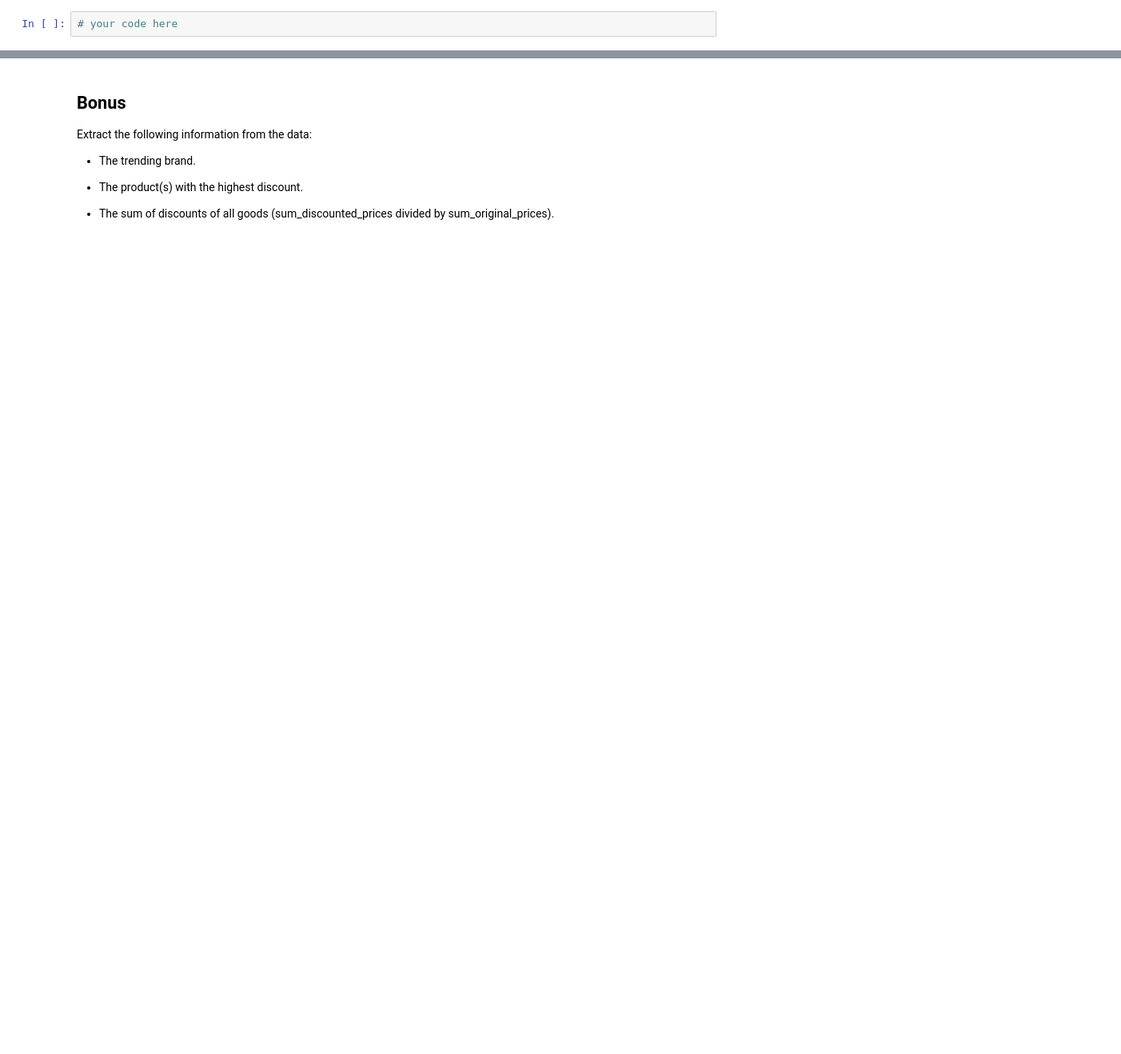
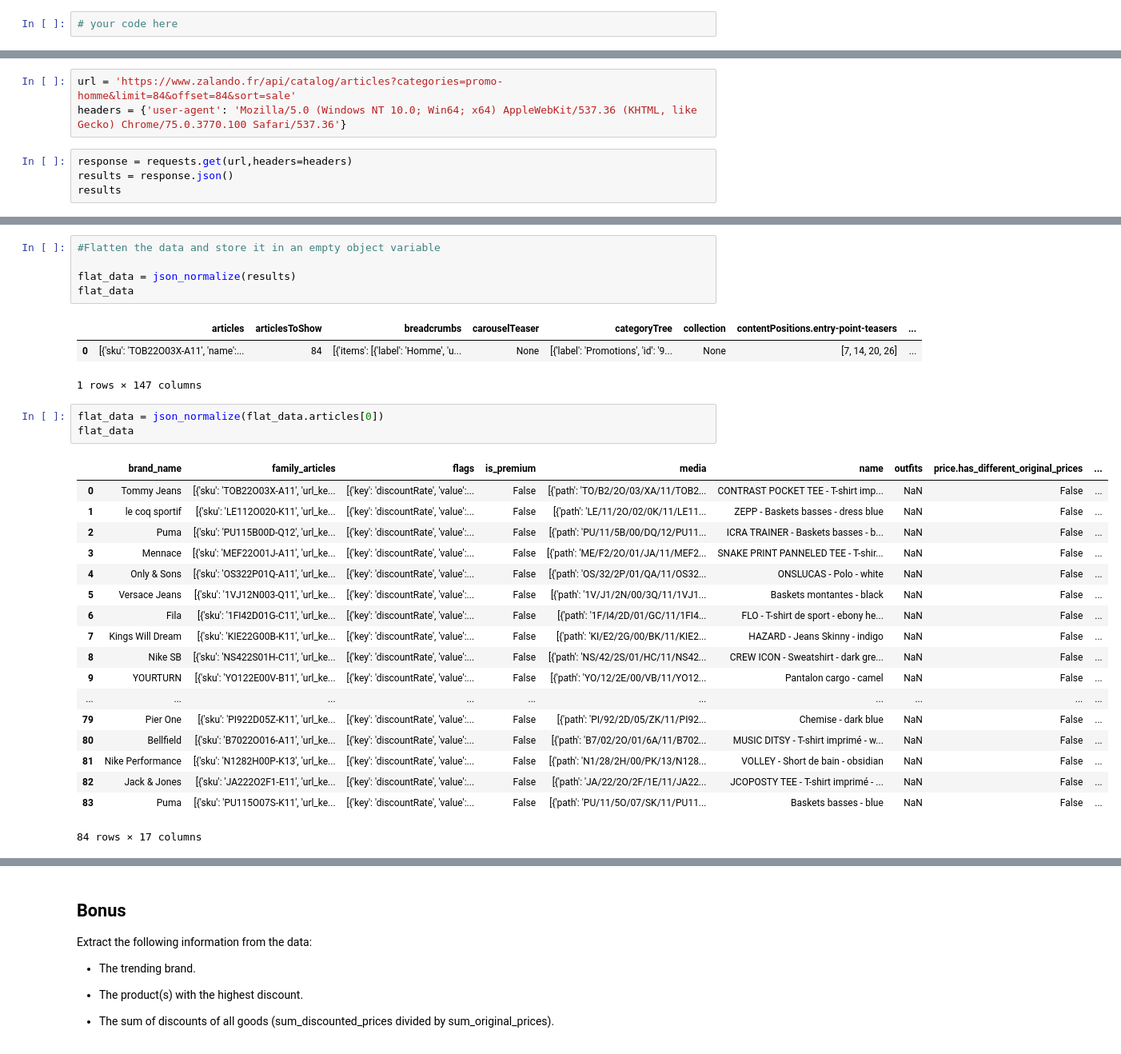
Before and after one commit to ta-datapt-bcn/lab-parsing-API-data, a Jupyter notebook: your-code/main.ipynb, the cells around one changed output, grey strips where cells are left out. Shown: that part at 80% size. Drawn from its saved outputs; the diff is of its cells as text; blank space fills up the shorter version.

```diff
--- a/your-code/main.ipynb
+++ b/your-code/main.ipynb
@@ -37,0 +42,7 @@ In the next cell, use Python to obtain data from the API endpoint you chose in t
+# %%
+url = 'https://www.zalando.fr/api/catalog/articles?categories=promo-homme&limit=84&offset=84&sort=sale'
+headers = {'user-agent': 'Mozilla/5.0 (Windows NT 10.0; Win64; x64) AppleWebKit/537.36 (KHTML, like Gecko) Chrome/75.0.3770.100 Safari/537.36'}
+# %%
+response = requests.get(url,headers=headers)
+results = response.json()
+results
@@ -37,0 +67,31 @@ In the next cell, use Python to obtain data from the API endpoint you chose in t
+# %%
+#Flatten the data and store it in an empty object variable
+
+flat_data = json_normalize(results)
+flat_data
+# %% [output]
+|  | articles | articlesToShow | breadcrumbs | carouselTeaser | categoryTree | collection | contentPositions.entry-point-teasers | ... |
+| 0 | [{'sku': 'TOB22O03X-A11', 'name':... | 84 | [{'items': [{'label': 'Homme', 'u... | None | [{'label': 'Promotions', 'id': '9... | None | [7, 14, 20, 26] | ... |
+1 rows × 147 columns
+# %%
+flat_data = json_normalize(flat_data.articles[0])
+flat_data
+# %% [output]
+|  | brand_name | family_articles | flags | is_premium | media | name | outfits | price.has_different_original_prices | ... |
+| 0 | Tommy Jeans | [{'sku': 'TOB22O03X-A11', 'url_ke... | [{'key': 'discountRate', 'value':... | False | [{'path': 'TO/B2/2O/03/XA/11/TOB2... | CONTRAST POCKET TEE - T-shirt imp... | NaN | False | ... |
+| 1 | le coq sportif | [{'sku': 'LE112O020-K11', 'url_ke... | [{'key': 'discountRate', 'value':... | False | [{'path': 'LE/11/2O/02/0K/11/LE11... | ZEPP - Baskets basses - dress blue | NaN | False | ... |
+| 2 | Puma | [{'sku': 'PU115B00D-Q12', 'url_ke... | [{'key': 'discountRate', 'value':... | False | [{'path': 'PU/11/5B/00/DQ/12/PU11... | ICRA TRAINER - Baskets basses - b... | NaN | False | ... |
+| 3 | Mennace | [{'sku': 'MEF22O01J-A11', 'url_ke... | [{'key': 'discountRate', 'value':... | False | [{'path': 'ME/F2/2O/01/JA/11/MEF2... | SNAKE PRINT PANNELED TEE - T-shir... | NaN | False | ... |
+| 4 | Only & Sons | [{'sku': 'OS322P01Q-A11', 'url_ke... | [{'key': 'discountRate', 'value':... | False | [{'path': 'OS/32/2P/01/QA/11/OS32... | ONSLUCAS - Polo - white | NaN | False | ... |
+| 5 | Versace Jeans | [{'sku': '1VJ12N003-Q11', 'url_ke... | [{'key': 'discountRate', 'value':... | False | [{'path': '1V/J1/2N/00/3Q/11/1VJ1... | Baskets montantes - black | NaN | False | ... |
+| 6 | Fila | [{'sku': '1FI42D01G-C11', 'url_ke... | [{'key': 'discountRate', 'value':... | False | [{'path': '1F/I4/2D/01/GC/11/1FI4... | FLO - T-shirt de sport - ebony he... | NaN | False | ... |
+| 7 | Kings Will Dream | [{'sku': 'KIE22G00B-K11', 'url_ke... | [{'key': 'discountRate', 'value':... | False | [{'path': 'KI/E2/2G/00/BK/11/KIE2... | HAZARD - Jeans Skinny - indigo | NaN | False | ... |
+| 8 | Nike SB | [{'sku': 'NS422S01H-C11', 'url_ke... | [{'key': 'discountRate', 'value':... | False | [{'path': 'NS/42/2S/01/HC/11/NS42... | CREW ICON - Sweatshirt - dark gre... | NaN | False | ... |
+| 9 | YOURTURN | [{'sku': 'YO122E00V-B11', 'url_ke... | [{'key': 'discountRate', 'value':... | False | [{'path': 'YO/12/2E/00/VB/11/YO12... | Pantalon cargo - camel | NaN | False | ... |
+| ... | ... | ... | ... | ... | ... | ... | ... | ... | ... |
+| 79 | Pier One | [{'sku': 'PI922D05Z-K11', 'url_ke... | [{'key': 'discountRate', 'value':... | False | [{'path': 'PI/92/2D/05/ZK/11/PI92... | Chemise - dark blue | NaN | False | ... |
+| 80 | Bellfield | [{'sku': 'B7022O016-A11', 'url_ke... | [{'key': 'discountRate', 'value':... | False | [{'path': 'B7/02/2O/01/6A/11/B702... | MUSIC DITSY - T-shirt imprimé - w... | NaN | False | ... |
+| 81 | Nike Performance | [{'sku': 'N1282H00P-K13', 'url_ke... | [{'key': 'discountRate', 'value':... | False | [{'path': 'N1/28/2H/00/PK/13/N128... | VOLLEY - Short de bain - obsidian | NaN | False | ... |
+| 82 | Jack & Jones | [{'sku': 'JA222O2F1-E11', 'url_ke... | [{'key': 'discountRate', 'value':... | False | [{'path': 'JA/22/2O/2F/1E/11/JA22... | JCOPOSTY TEE - T-shirt imprimé - ... | NaN | False | ... |
+| 83 | Puma | [{'sku': 'PU115O07S-K11', 'url_ke... | [{'key': 'discountRate', 'value':... | False | [{'path': 'PU/11/5O/07/SK/11/PU11... | Baskets basses - blue | NaN | False | ... |
+84 rows × 17 columns
```
Also changed, not shown: parts of 9 cells of this notebook.
